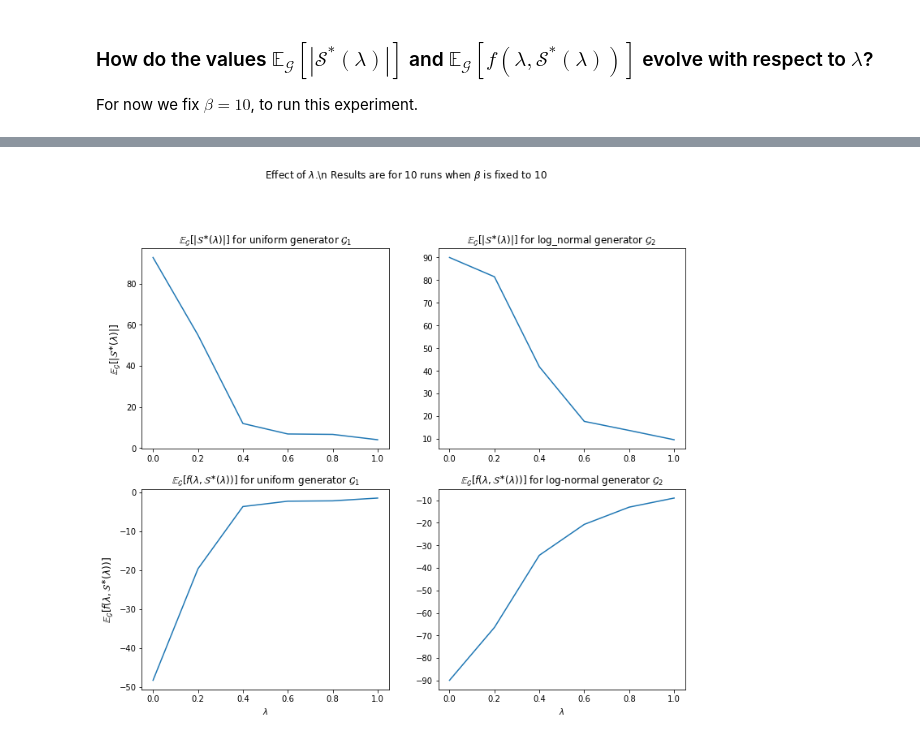
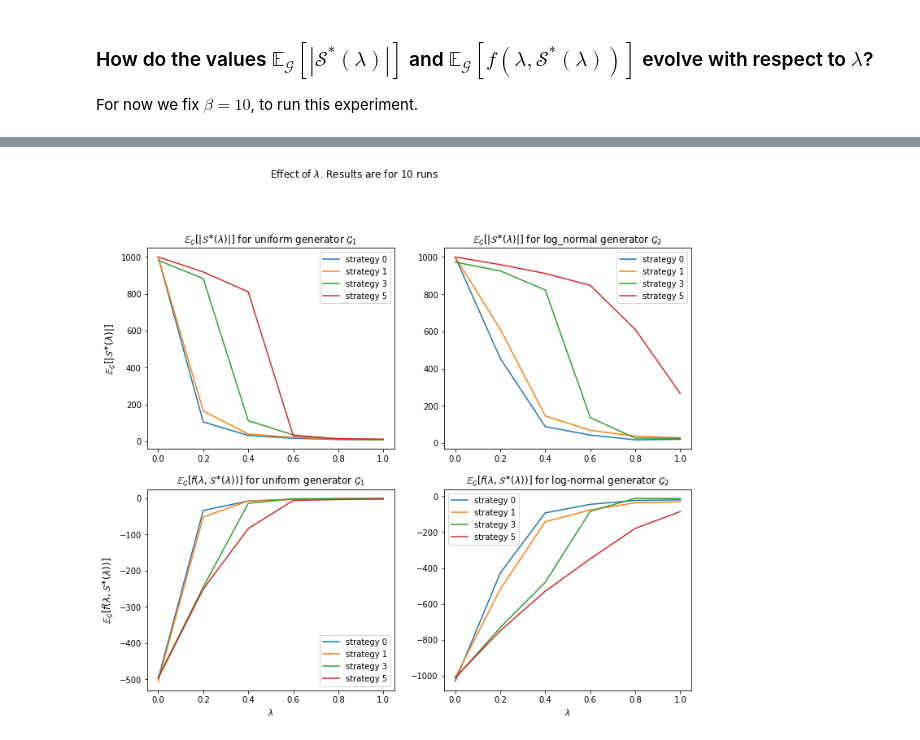
Before and after one commit to ahmadajal/MCAA_project_ADH, a Jupyter notebook: Stats & Viz.ipynb, the cells around one changed output, grey strips where cells are left out. Cells and saved outputs as stored; diff of their text form; code cells hidden in the pictures.

Commit message:
new results for comparing strategies

```diff
--- a/Stats & Viz.ipynb
+++ b/Stats & Viz.ipynb
@@ -81,11 +105,19 @@ def effect_of_lambda(n_iter, beta, generator, N, lambda_range, num_runs):
     return results_num_cities, results_f
 # %%
-N = 100
-num_iter = 5000
+N = 1000
+num_iter = 10000
 num_runs = 10
-beta = 10
 lambda_range = [0, 0.2, 0.4, 0.6, 0.8, 1]
+# mutation_strategy=3
+init_prob=0.0
 
-r_G1_num_cities, r_G1_f =  effect_of_lambda(num_iter, beta, G1, N, lambda_range, num_runs)
+r_G1_num_cities={0: [], 1: [], 2: [], 3: []}
+r_G1_f={0: [], 1: [], 2: [], 3: []}
 
-r_G2_num_cities, r_G2_f =  effect_of_lambda(num_iter, beta, G2, N, lambda_range, num_runs)
+r_G2_num_cities={0: [], 1: [], 2: [], 3: []}
+r_G2_f={0: [], 1: [], 2: [], 3: []}
+for i in [0, 1, 3, 5]:
+    r_G1_num_cities[i], r_G1_f[i] =  effect_of_lambda(num_iter, beta, G1, N, lambda_range, num_runs, mutation_strategy=i, init_prob=init_prob)
+
+    r_G2_num_cities[i], r_G2_f[i] =  effect_of_lambda(num_iter, beta, G2, N, lambda_range, num_runs, mutation_strategy=i, init_prob=init_prob)
+    print("strategy {} finished".format(i))
@@ -92,22 +142,31 @@ r_G2_num_cities, r_G2_f =  effect_of_lambda(num_iter, beta, G2, N, lambda_range,
 # %%
 fig, ax = plt.subplots(2, 2, figsize=(12, 10))
 
-fig.text(0.3, 1, r"Effect of $\lambda$.\n Results are for {} runs when $\beta$ is fixed to {}".format(num_runs, beta), fontsize=12)
-ax[0][0].plot(lambda_range, [np.mean(i) for i in r_G1_num_cities.values()])
-ax[0][0].set_title(r"$\mathbb{E}_{\mathcal{G}} [|\mathcal{S}^{\ast}(\lambda)|]$ for uniform generator $\mathcal{G}_1$")
+fig.text(0.3, 1, r"Effect of $\lambda$. Results are for {} runs".format(num_runs), fontsize=12)
+for i in [0, 1, 3, 5]:
+    ax[0][0].plot(lambda_range, [np.mean(i) for i in r_G1_num_cities[i].values()], label="strategy {}".format(i))
+    ax[0][0].set_title(r"$\mathbb{E}_{\mathcal{G}} [|\mathcal{S}^{\ast}(\lambda)|]$ for uniform generator $\mathcal{G}_1$")
+    ax[0][0].legend()
 
-ax[0][1].plot(lambda_range, [np.mean(i) for i in r_G2_num_cities.values()])
-ax[0][1].set_title(r"$\mathbb{E}_{\mathcal{G}} [|\mathcal{S}^{\ast}(\lambda)|]$ for log_normal generator $\mathcal{G}_2$")
+for i in [0, 1, 3, 5]:
+    ax[0][1].plot(lambda_range, [np.mean(i) for i in r_G2_num_cities[i].values()], label="strategy {}".format(i))
+    ax[0][1].set_title(r"$\mathbb{E}_{\mathcal{G}} [|\mathcal{S}^{\ast}(\lambda)|]$ for log_normal generator $\mathcal{G}_2$")
+    ax[0][1].legend()
 
-ax[1][0].plot(lambda_range, [np.mean(i) for i in r_G1_f.values()])
-ax[1][0].set_title(r"$\mathbb{E}_{\mathcal{G}} [f(\lambda, \mathcal{S}^{\ast}(\lambda))]$ for uniform generator $\mathcal{G}_1$")
+for i in [0, 1, 3, 5]:
+    ax[1][0].plot(lambda_range, [np.mean(i) for i in r_G1_f[i].values()], label="strategy {}".format(i))
+    ax[1][0].set_title(r"$\mathbb{E}_{\mathcal{G}} [f(\lambda, \mathcal{S}^{\ast}(\lambda))]$ for uniform generator $\mathcal{G}_1$")
+    ax[1][0].legend()
 
-ax[1][1].plot(lambda_range, [np.mean(i) for i in r_G2_f.values()])
-ax[1][1].set_title(r"$\mathbb{E}_{\mathcal{G}} [f(\lambda, \mathcal{S}^{\ast}(\lambda))]$ for log-normal generator $\mathcal{G}_2$")
+for i in [0, 1, 3, 5]:
+    ax[1][1].plot(lambda_range, [np.mean(i) for i in r_G2_f[i].values()], label="strategy {}".format(i))
+    ax[1][1].set_title(r"$\mathbb{E}_{\mathcal{G}} [f(\lambda, \mathcal{S}^{\ast}(\lambda))]$ for log-normal generator $\mathcal{G}_2$")
+    ax[1][1].legend()
 
 ax[1][0].set_xlabel(r"$\lambda$")
 ax[1][1].set_xlabel(r"$\lambda$")
 ax[0][0].set_ylabel(r"$\mathbb{E}_{\mathcal{G}} [|\mathcal{S}^{\ast}(\lambda)|]$", fontsize=12)
-ax[1][0].set_ylabel(r"$\mathbb{E}_{\mathcal{G}} [f(\lambda, \mathcal{S}^{\ast}(\lambda))]$", fontsize=12);
+ax[1][0].set_ylabel(r"$\mathbb{E}_{\mathcal{G}} [f(\lambda, \mathcal{S}^{\ast}(\lambda))]$", fontsize=12)
+fig.savefig("Expectation_f_num_cities_{}.pdf".format(N), dpi=1200);
 # %% [output]
-[figure, old version]
+[figure, new version]
```
Also changed, not shown: parts of 7 cells of this notebook.
